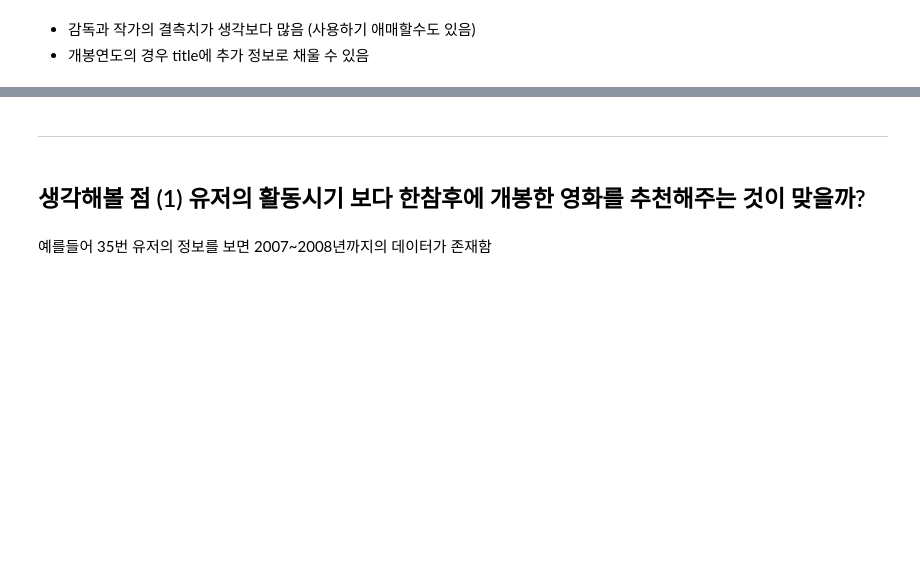
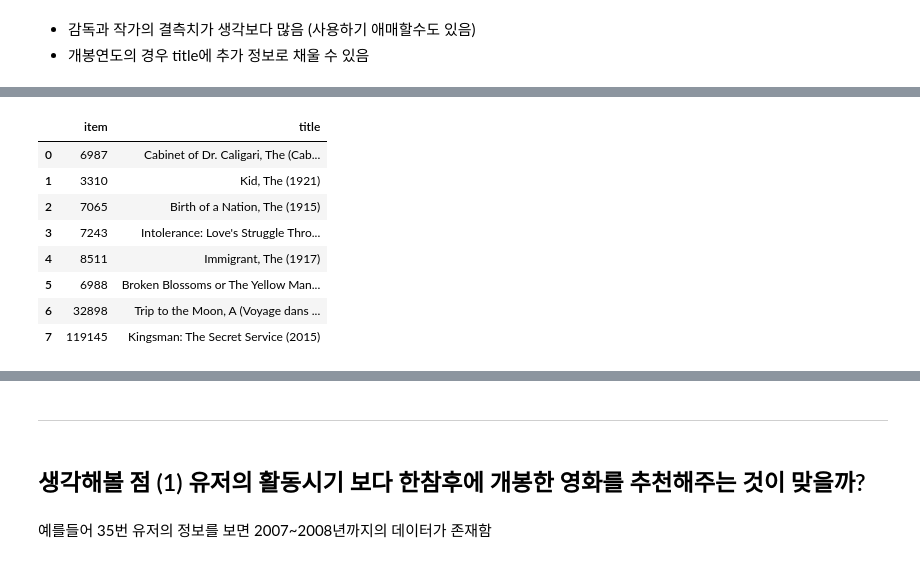
Before and after one commit to SNMHZ/movie-recommendation, a Jupyter notebook: practice/T3080/EDA.ipynb, the cells around one changed output, grey strips where cells are left out. Drawn from its saved outputs; the diff is of its cells as text; code cells hidden in the pictures; blank space fills up the shorter version.

```diff
--- a/practice/T3080/EDA.ipynb
+++ b/practice/T3080/EDA.ipynb
@@ -381,4 +387,4 @@ NameError: name 'movie_df' is not defined
 - 감독과 작가의 결측치가 생각보다 많음 (사용하기 애매할수도 있음)
 - 개봉연도의 경우 title에 추가 정보로 채울 수 있음
 # %%
-movie_df[movie_df['year'].isnull()]
+none_year_idx = movie_df[movie_df['year'].isnull()].index
@@ -394,0 +391,13 @@ movie_df[movie_df['year'].isnull()]
+# %%
+none_year_movie_df = movie_df.iloc[none_year_idx][['item', 'title']].reset_index(drop=True)
+none_year_movie_df
+# %% [output]
+|  | item | title |
+| 0 | 6987 | Cabinet of Dr. Caligari, The (Cab... |
+| 1 | 3310 | Kid, The (1921) |
+| 2 | 7065 | Birth of a Nation, The (1915) |
+| 3 | 7243 | Intolerance: Love's Struggle Thro... |
+| 4 | 8511 | Immigrant, The (1917) |
+| 5 | 6988 | Broken Blossoms or The Yellow Man... |
+| 6 | 32898 | Trip to the Moon, A (Voyage dans ... |
+| 7 | 119145 | Kingsman: The Secret Service (2015) |
```
Also changed, not shown: parts of 6 cells of this notebook.
